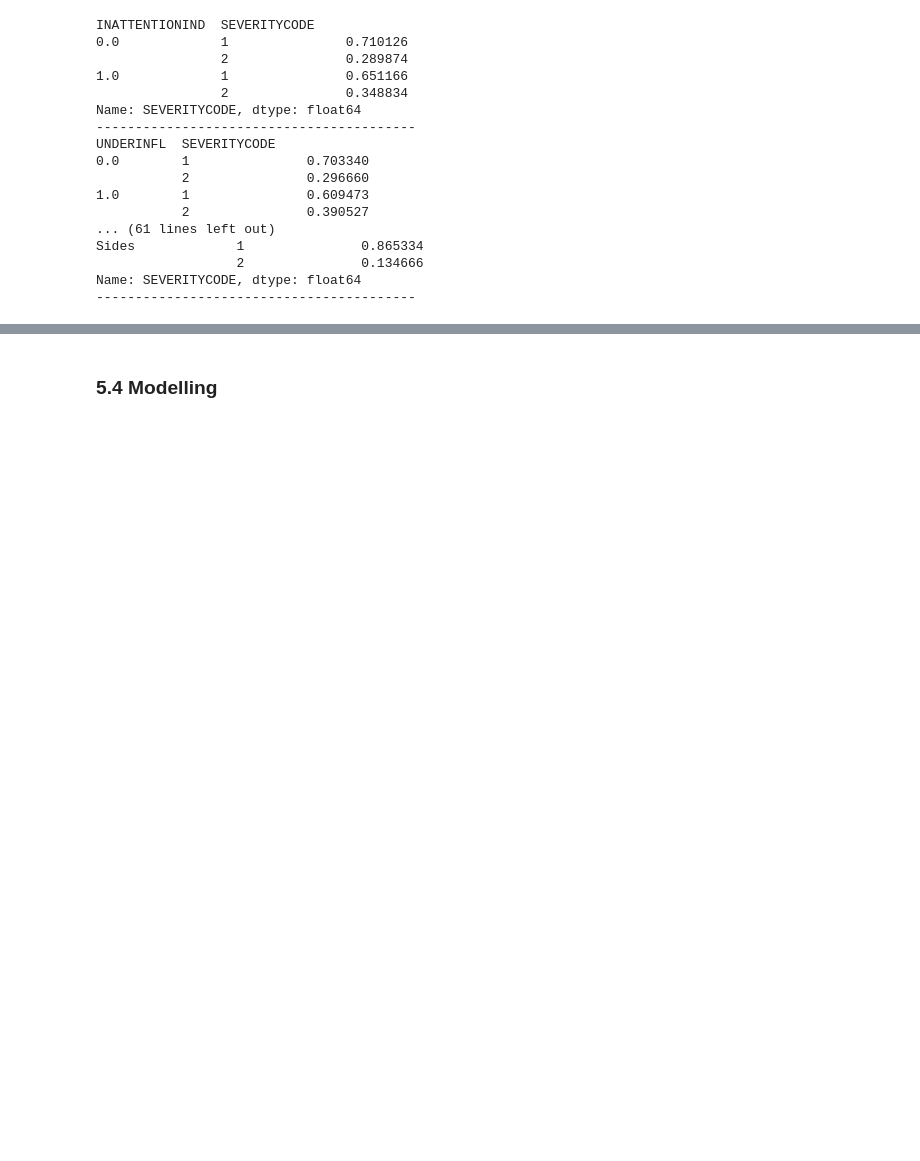
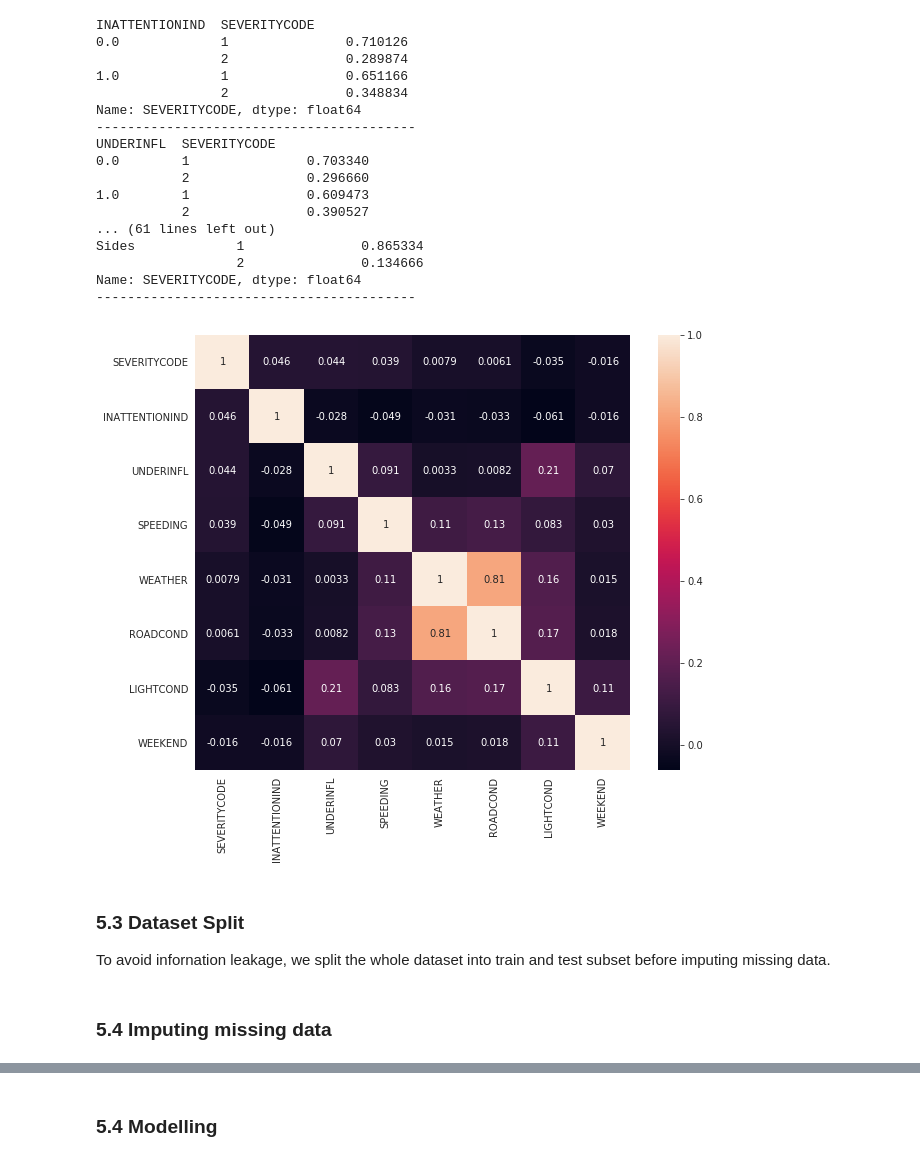
Before and after one commit to coredeliaz/Coursera_Capstone, a Jupyter notebook: Car Accident Severity Prediction(Week 3).ipynb, the cells around one changed output, grey strips where cells are left out. Drawn from its saved outputs; the diff is of its cells as text; code cells hidden in the pictures; blank space fills up the shorter version.

```diff
--- a/Car Accident Severity Prediction(Week 3).ipynb
+++ b/Car Accident Severity Prediction(Week 3).ipynb
@@ -313,0 +316,9 @@ Name: SEVERITYCODE, dtype: float64
+# %%
+plt.figure(figsize=(10,8))
+sns.heatmap(raw_data[indexes].corr(),annot=True,square=True)
+plt.show()
+# %% [output]
+[figure, added]
+# %% [markdown]
+### 5.3 Dataset Split
+To avoid infornation leakage, we split the whole dataset into train and test subset before imputing missing data.
@@ -313,0 +335,2 @@ Name: SEVERITYCODE, dtype: float64
+# %% [markdown]
+### 5.4 Imputing missing data
```
Also changed, not shown: parts of 9 cells of this notebook.
